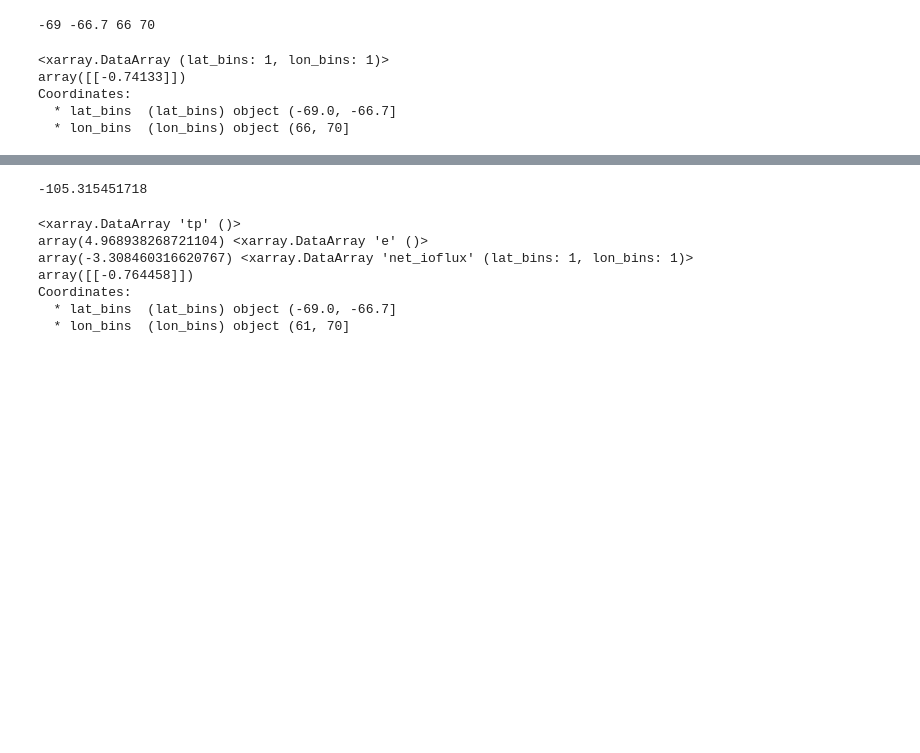
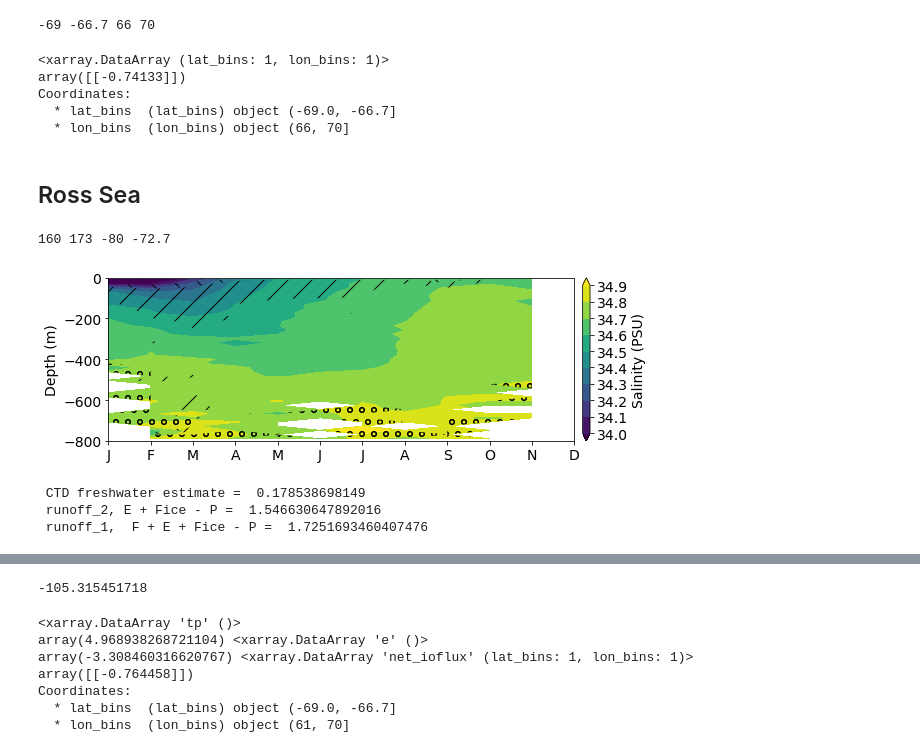
Before and after one commit to adityarn/antarctic_margins_MEOP, a Jupyter notebook: FreshwaterFluxes.ipynb, the cells around one changed output, grey strips where cells are left out. Drawn from its saved outputs; the diff is of its cells as text; code cells hidden in the pictures; blank space fills up the shorter version.

```diff
--- a/FreshwaterFluxes.ipynb
+++ b/FreshwaterFluxes.ipynb
@@ -378,3 +381,20 @@ array([[-0.74133]])
 Coordinates:
   * lat_bins  (lat_bins) object (-69.0, -66.7]
   * lon_bins  (lon_bins) object (66, 70]
+# %% [markdown]
+## Ross Sea
+# %%
+latmin, latmax, lonmin, lonmax = -80, -72.7, 160, 173
+
+RS_fwf = profile2dTime.compute_freshwater_fluxes(dfmg[Ross & gline_le_75km],
+                                        PEclim, seaIceFlux, bathy,
+                                        depth_max=-800, zbin=20,
+                                        levs=salrange_disc, save=True, clim=True, lonmin=lonmin, lonmax=lonmax,
+                                        latmin = latmin, latmax=latmax,
+                                        savename="./Images/seasonal/RSA1_sal.png", wd=10, ht=3)
+# %% [output]
+160 173 -80 -72.7
+[figure, added]
+ CTD freshwater estimate =  0.178538698149
+ runoff_2, E + Fice - P =  1.546630647892016
+ runoff_1,  F + E + Fice - P =  1.7251693460407476
```
Also changed, not shown: parts of 33 cells of this notebook, 2 other files.
